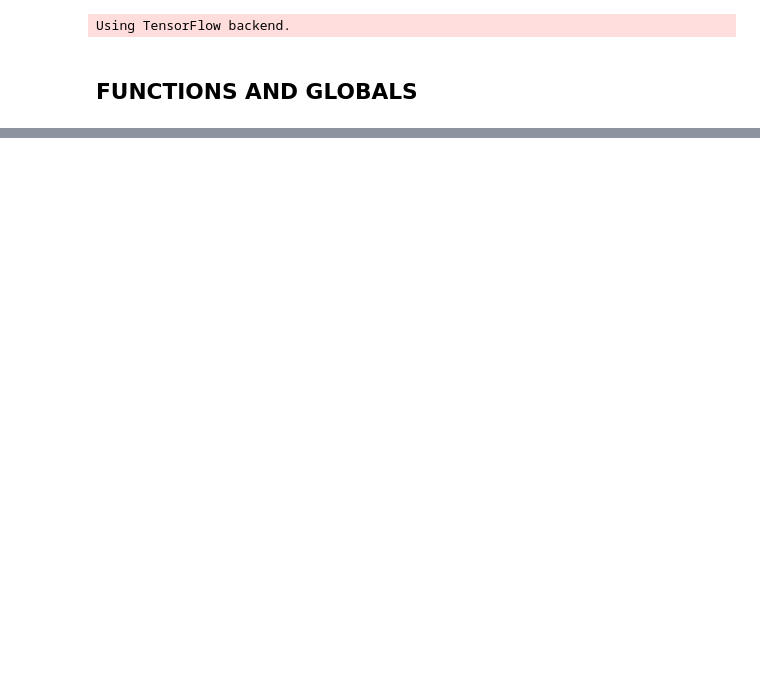
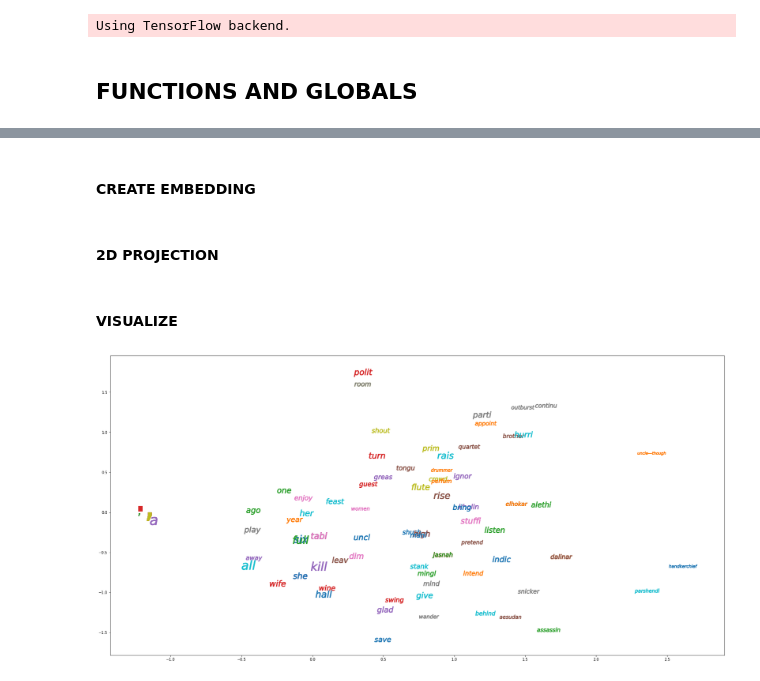
Before and after one commit to morkapronczay/chars_2_vec, a Jupyter notebook: jatek.ipynb, the cells around one changed output, grey strips where cells are left out. Cells and saved outputs as stored; diff of their text form; code cells hidden in the pictures; blank space fills up the shorter version.

```diff
--- a/jatek.ipynb
+++ b/jatek.ipynb
@@ -34,0 +41,23 @@ cleaned_texts = [stem_clean_stopwords_doc(text) for text in texts]
+# %% [markdown]
+#### CREATE EMBEDDING
+# %%
+words = cleaned_texts[0]
+word_embeddings = c2v_model.vectorize_words(words)
+# %% [markdown]
+#### 2D PROJECTION
+# %%
+projection_2d = sklearn.decomposition.PCA(n_components=2).fit_transform(word_embeddings)
+# %% [markdown]
+#### VISUALIZE
+# %%
+n = 100 # how many words to plot
+
+f = plt.figure(figsize=(30,15))
+for j in range(n):
+    plt.scatter(projection_2d[j, 0], projection_2d[j, 1],
+                marker=('$' + words[j] + '$'),
+                s=500 * len(words[j]), label=j)
+
+plt.show()
+# %% [output]
+[figure, added]
```
Also changed, not shown: parts of 5 cells of this notebook.
